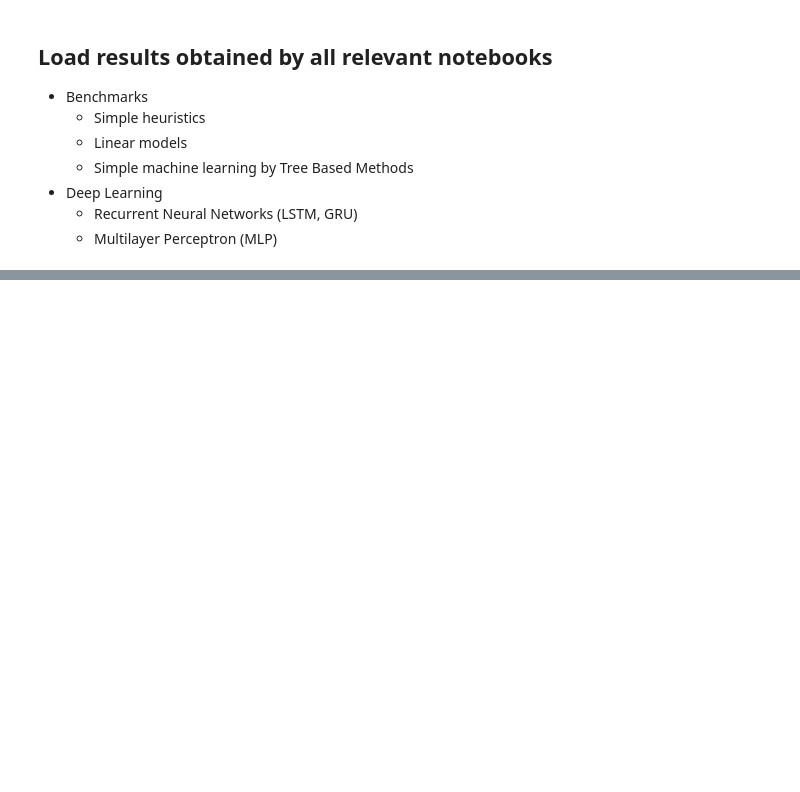
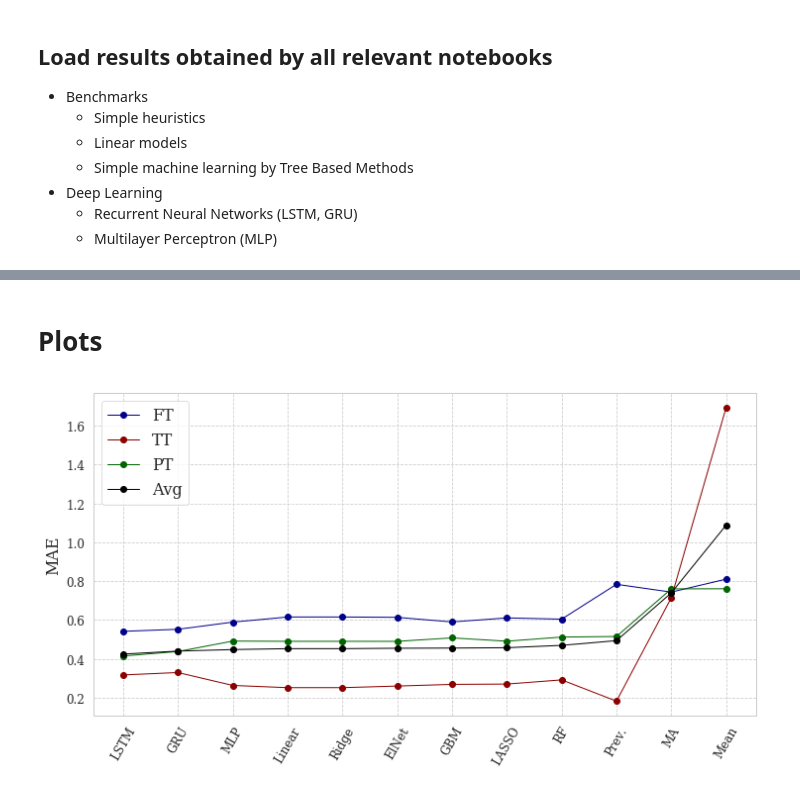
Before and after one commit to hreiten/master-thesis, a Jupyter notebook: src/summary_and_analysis.ipynb, the cells around one changed output, grey strips where cells are left out. Drawn from its saved outputs; the diff is of its cells as text; code cells hidden in the pictures; blank space fills up the shorter version.

```diff
--- a/src/summary_and_analysis.ipynb
+++ b/src/summary_and_analysis.ipynb
@@ -74,3 +59,4 @@ rnn_unc
 # %%
-benchmarks_merge = pd.concat([heuristics, linear, ml])
-benchmarks_merge = benchmarks_merge.apply(pd.to_numeric)
+bm_merge = pd.concat([heuristics, linear, ml]).apply(pd.to_numeric)
+dl_merge = pd.concat([rnn, mlp]).apply(pd.to_numeric)
+all_merge = pd.concat([bm_merge,dl_merge])
@@ -102,0 +63,24 @@ benchmarks_merge
+# %%
+def latexify(df):
+    """
+    Returns the latex table (string) of a pandas dataframe
+    """
+
+    multirow = type(df.index) == pd.core.indexes.multi.MultiIndex
+    multicolumn = type(df.columns) == pd.core.indexes.multi.MultiIndex
+
+    col_format = "ll" if multirow else "l"
+    col_format += "c"*len(df.columns.levels[1])*2 if multicolumn else "c"*len(df.columns)
+
+    tex = df.to_latex(column_format=col_format,
+                      multicolumn=multicolumn,
+                      multicolumn_format='c',
+                      multirow=multirow,
+                      bold_rows=True)
+
+    return tex
+
+def get_summary(df, print_tex=False):
+    df_sorted = df.sort_values(by=("Test", "Avg")).apply(pd.to_numeric)
+    if print_tex: print(latexify(df_sorted))
+    return df_sorted
@@ -102,0 +210,17 @@ benchmarks_merge
+# %% [markdown]
+# Plots
+# %%
+all_merge_sorted = get_summary(all_merge)
+
+x_axis = all_merge_sorted['Test'].index.tolist()
+plt.figure()
+plt.plot(all_merge_sorted['Test']['FT'], marker="o", markersize=6, lw=1, c="darkblue", label="FT")
+plt.plot(all_merge_sorted['Test']['TT'], marker="o", markersize=6, lw=1, c="darkred", label="TT")
+plt.plot(all_merge_sorted['Test']['PT'], marker="o", markersize=6, lw=1, c="darkgreen", label="PT")
+plt.plot(all_merge_sorted['Test']['Avg'], marker="o", markersize=6, lw=1, c="black", label="Avg")
+plt.xticks(all_merge_sorted.index.tolist(), rotation=60)
+plt.ylabel("MAE", fontsize=16)
+plt.legend(prop={'size': 16})
+plt.show()
+# %% [output]
+[figure, added]
```
Also changed, not shown: parts of 22 cells of this notebook, 38 other files.
